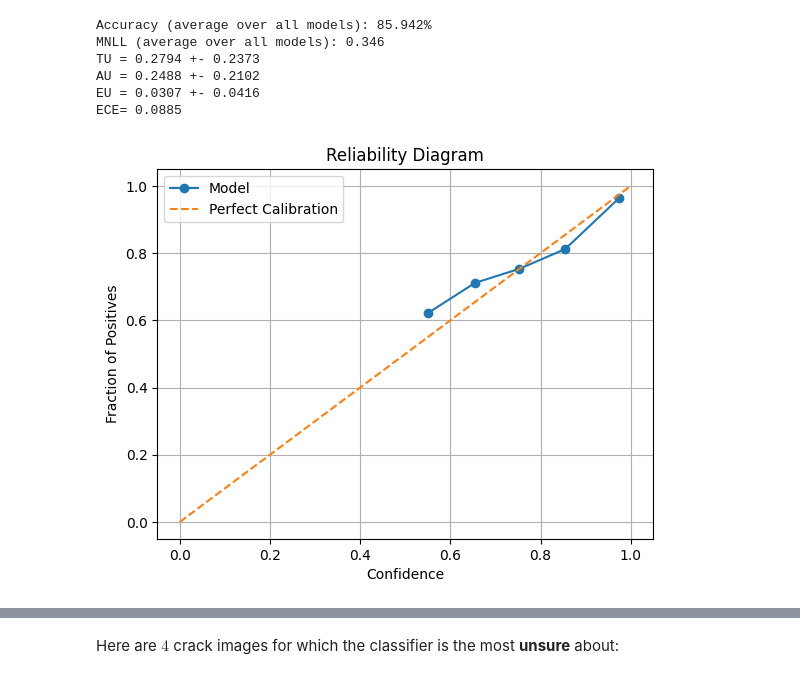
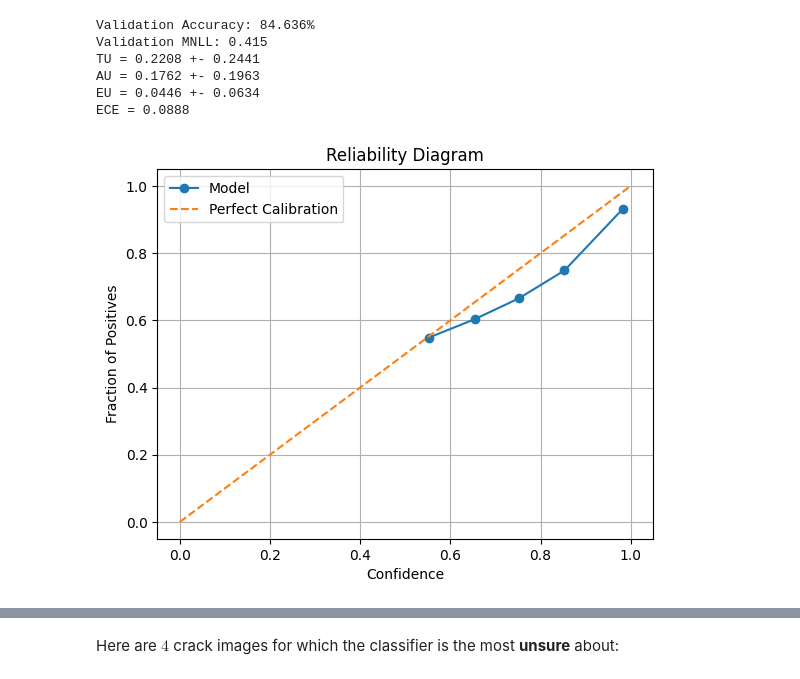
Before and after one commit to mattyred/KAUST-STAT301-BayesianDeepLearning, a Jupyter notebook: bdl_project.ipynb, the cells around one changed output, grey strips where cells are left out. Saved outputs shown, nothing was run; the diff lists cells and outputs as text; code cells hidden in the pictures.

```diff
--- a/bdl_project.ipynb
+++ b/bdl_project.ipynb
@@ -211,28 +265,25 @@ MNLL: 0.764
 # %%
-model = torch.load('./experiments/models/resnet18_mcdropout.pt', weights_only=False, map_location=torch.device('cpu'))
 results = np.load('./experiments/results/resnet18_mcdropout.npz')
 output_probs = results['predictions']
 true_labels = results['true_labels']
 tu = total_uncertainty(output_probs)
 au = aleatoric_uncertainty(output_probs)
 eu = tu - au
-ece = compute_ece(output_probs.mean(0), true_labels)
-nll_models = [nll(output_probs[m], results['true_labels']) for m in range(output_probs.shape[0])]
-acc_models = [accuracy(output_probs[m], results['true_labels']) for m in range(output_probs.shape[0])]
-neg_loglik = np.mean(nll_models)
-acc = np.mean(acc_models)
-print(f"Accuracy (average over all models): {acc*100:.3f}%")
-print(f"MNLL (average over all models): {neg_loglik:.3f}")
+ece = compute_ece(np.mean(output_probs, axis=0), true_labels)
+acc = accuracy(np.mean(output_probs, axis=0), results['true_labels'])
+mnll = nll(np.mean(output_probs, axis=0), results['true_labels'])
+print(f"Validation Accuracy: {acc*100:.3f}%")
+print(f"Validation MNLL: {mnll:.3f}")
 print("TU = {:.4f} +- {:.4f}".format(np.mean(tu), np.std(tu)))
 print("AU = {:.4f} +- {:.4f}".format(np.mean(au), np.std(au)))
 print("EU = {:.4f} +- {:.4f}".format(np.mean(eu), np.std(eu)))
-print("ECE= {:.4f}".format(ece))
+print("ECE = {:.4f}".format(ece))
 plot_calibration(output_probs.mean(0), true_labels)
 # %% [output]
-Accuracy (average over all models): 85.942%
-MNLL (average over all models): 0.346
-TU = 0.2794 +- 0.2373
-AU = 0.2488 +- 0.2102
-EU = 0.0307 +- 0.0416
-ECE= 0.0885
+Validation Accuracy: 84.636%
+Validation MNLL: 0.415
+TU = 0.2208 +- 0.2441
+AU = 0.1762 +- 0.1963
+EU = 0.0446 +- 0.0634
+ECE = 0.0888
-[figure, old version]
+[figure, new version]
```
Also changed, not shown: parts of 25 cells of this notebook, 5 other files.
